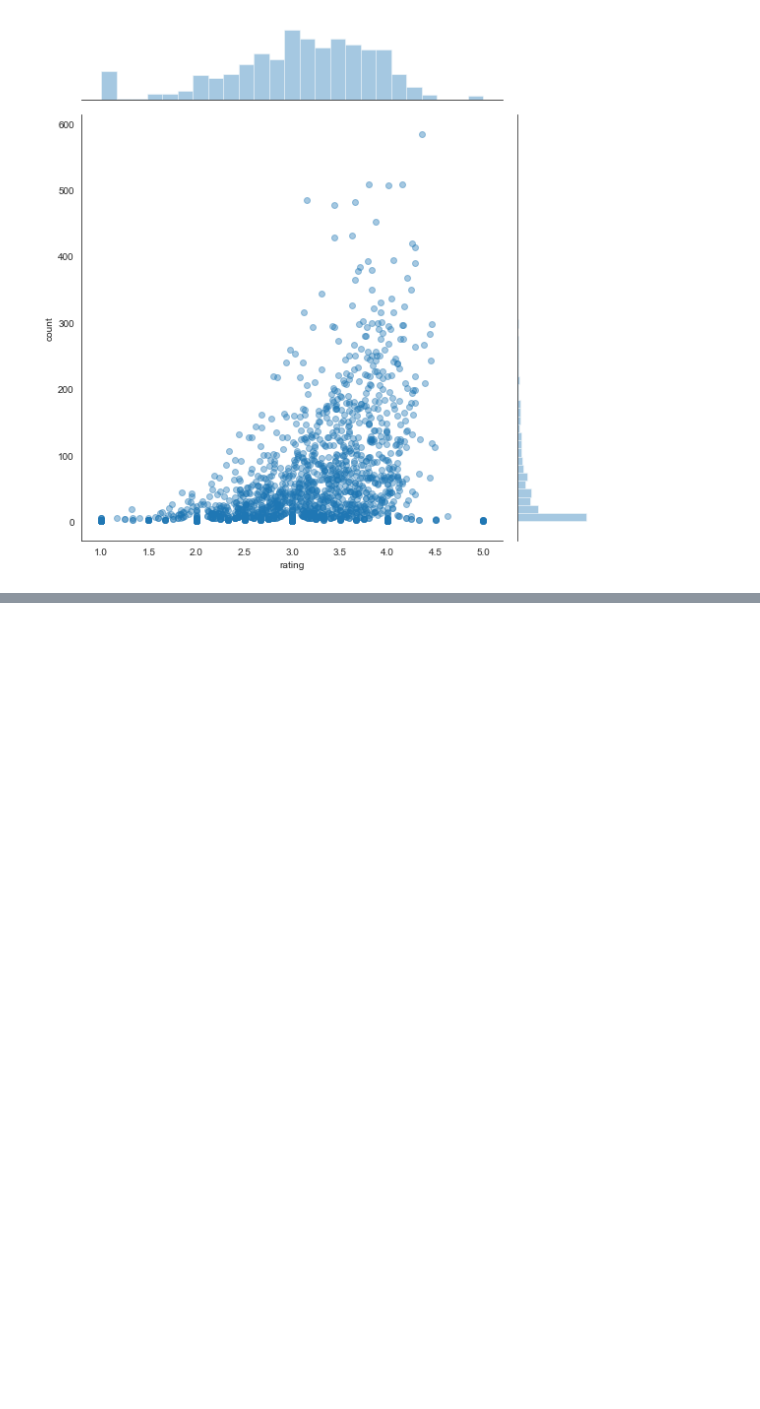
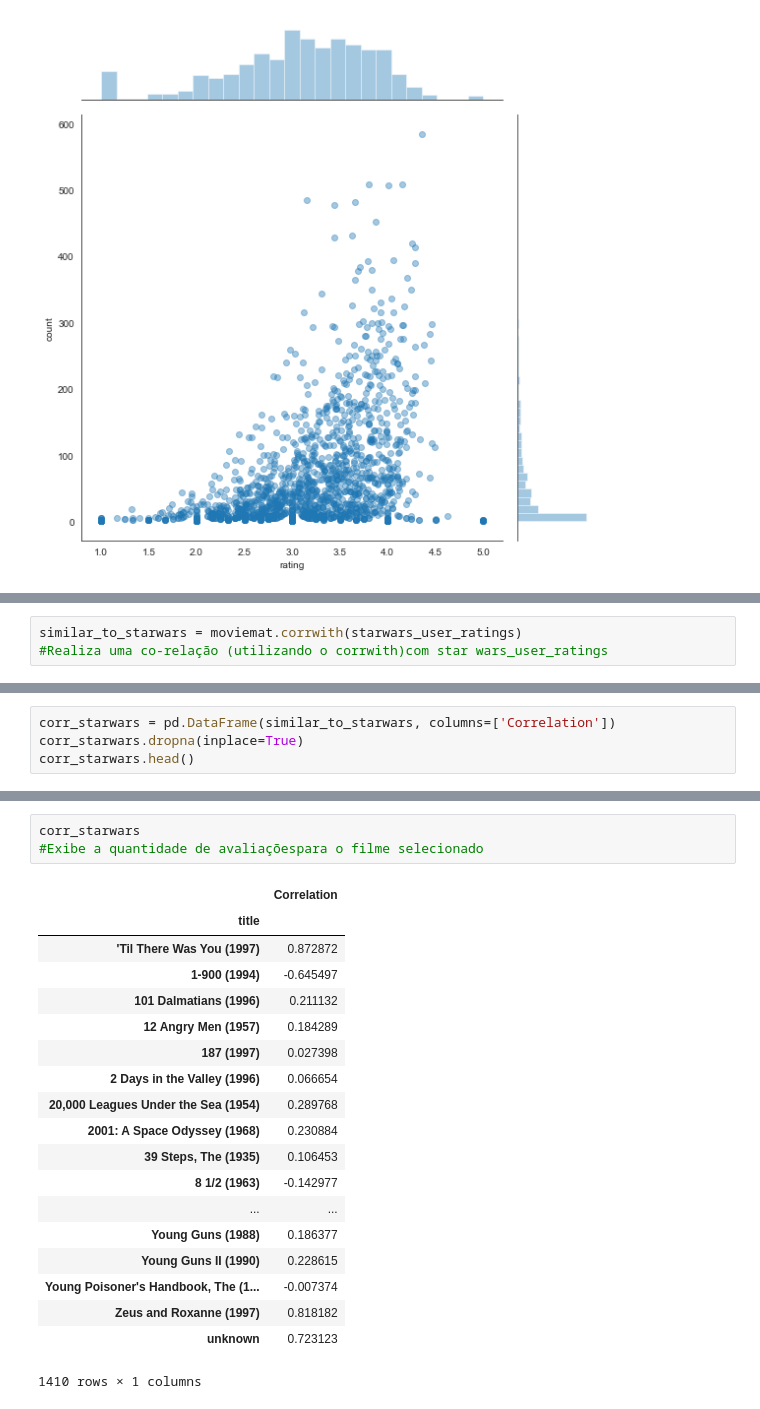
Before and after one commit to RobsonMarinho/sistema-de-recomendacao-, a Jupyter notebook: Untitled.ipynb, the cells around one changed output, grey strips where cells are left out. Cells and saved outputs as stored; diff of their text form; blank space fills up the shorter version.

```diff
--- a/Untitled.ipynb
+++ b/Untitled.ipynb
@@ -127,0 +211,3 @@ sns.jointplot(x='rating', y='count', data=ratings, alpha=0.4, height=8)
+# %%
+similar_to_starwars = moviemat.corrwith(starwars_user_ratings)
+#Realiza uma co-relação (utilizando o corrwith)com star wars_user_ratings
@@ -127,0 +216,4 @@ sns.jointplot(x='rating', y='count', data=ratings, alpha=0.4, height=8)
+# %%
+corr_starwars = pd.DataFrame(similar_to_starwars, columns=['Correlation'])
+corr_starwars.dropna(inplace=True)
+corr_starwars.head()
@@ -127,0 +243,23 @@ sns.jointplot(x='rating', y='count', data=ratings, alpha=0.4, height=8)
+# %%
+corr_starwars
+#Exibe a quantidade de avaliaçõespara o filme selecionado
+# %% [output]
+|  | Correlation |
+| title |  |
+| 'Til There Was You (1997) | 0.872872 |
+| 1-900 (1994) | -0.645497 |
+| 101 Dalmatians (1996) | 0.211132 |
+| 12 Angry Men (1957) | 0.184289 |
+| 187 (1997) | 0.027398 |
+| 2 Days in the Valley (1996) | 0.066654 |
+| 20,000 Leagues Under the Sea (1954) | 0.289768 |
+| 2001: A Space Odyssey (1968) | 0.230884 |
+| 39 Steps, The (1935) | 0.106453 |
+| 8 1/2 (1963) | -0.142977 |
+| ... | ... |
+| Young Guns (1988) | 0.186377 |
+| Young Guns II (1990) | 0.228615 |
+| Young Poisoner's Handbook, The (1... | -0.007374 |
+| Zeus and Roxanne (1997) | 0.818182 |
+| unknown | 0.723123 |
+1410 rows × 1 columns
```
Also changed, not shown: parts of 17 cells of this notebook.
